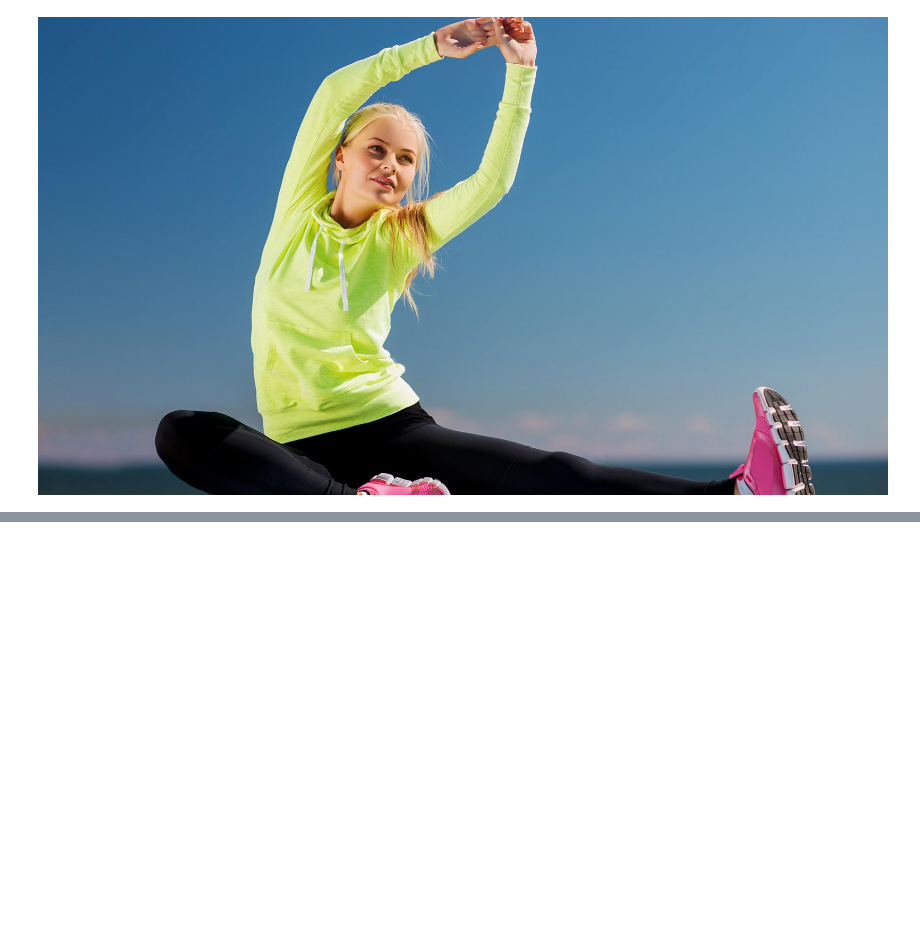
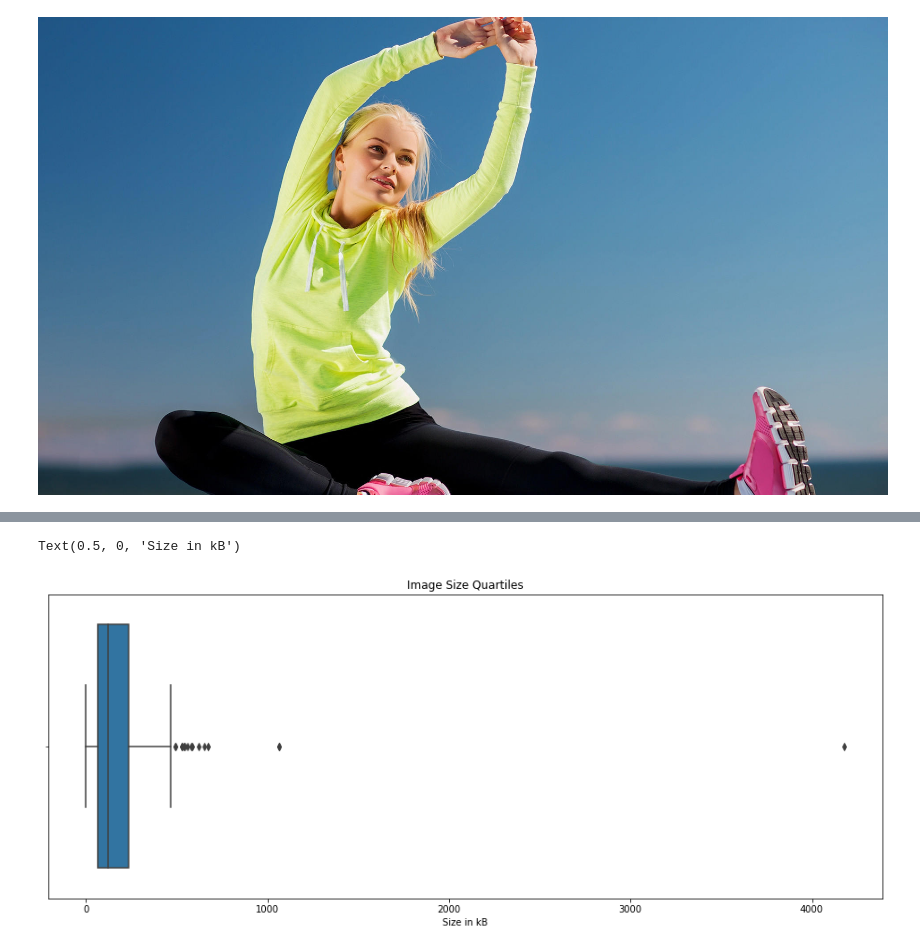
Before and after one commit to OdysseeT/aempy, a Jupyter notebook: examples/Assets_Basics.ipynb, the cells around one changed output, grey strips where cells are left out. Cells and saved outputs as stored; diff of their text form; code cells hidden in the pictures; blank space fills up the shorter version.

```diff
--- a/examples/AEMpy Basics-Copy1.ipynb
+++ b/examples/Assets_Basics.ipynb
@@ -47,0 +79,8 @@ dfLog
+# %%
+plt.figure(figsize=(16, 6))
+ax = sns.boxplot(sizesKB);
+ax.set_title('Image Size Quartiles')
+ax.set_xlabel('Size in kB')
+# %% [output]
+Text(0.5, 0, 'Size in kB')
+[figure, added]
```
Also changed, not shown: parts of 16 cells of this notebook, 4 other files.
